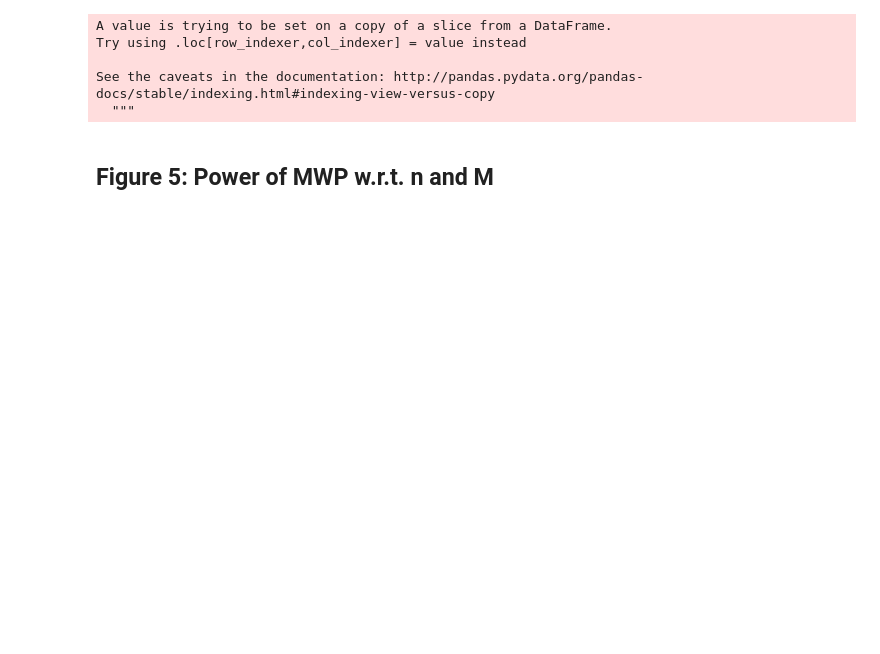
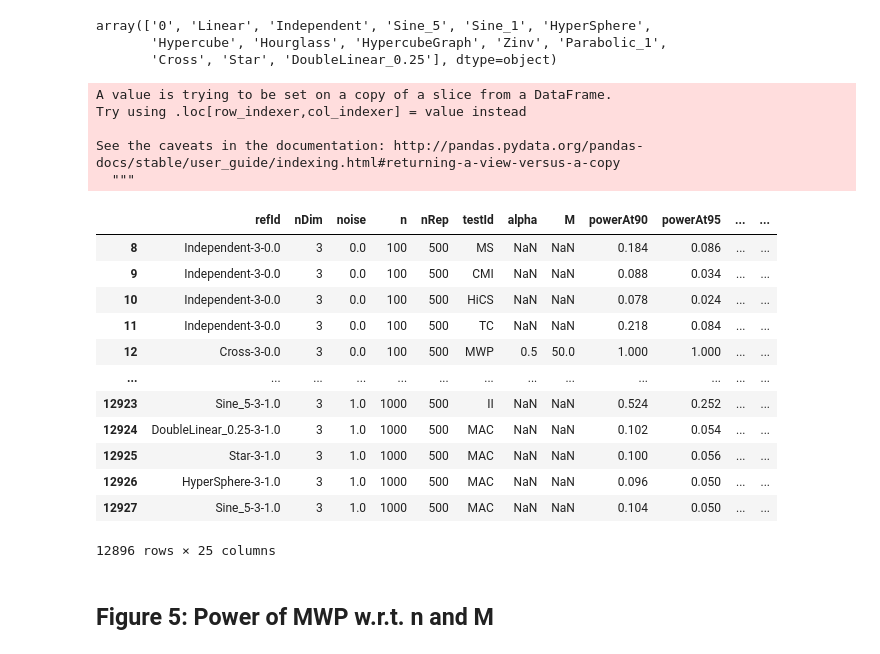
Before and after one commit to edouardfouche/MCDE-experiments, a Jupyter notebook: visualize/PowerMN.ipynb, the cells around one changed output. Saved outputs shown, nothing was run; the diff lists cells and outputs as text; code cells hidden in the pictures; blank space fills up the shorter version.

```diff
--- a/visualize/PowerMN.ipynb
+++ b/visualize/PowerMN.ipynb
@@ -28,16 +35,29 @@ selectedCategories = ['i', 'zi', 'ho', 'st', 'si_1.0', 'cr', 'hcg', 'hc',
 # %%
-selecteCategoriesDict = {
-    'l' : "L",
-    'si_1.0' : "S1",
-    'si_5.0' : "S5",
-    'hc' : "Hc",
-    'dl_0.25': "Dl",
-    "cr": "C",
-    'ho' : "H",
-    'hs' : "Hs",
-    'p_1.0' : "P",
-    'st' : "St",
-    'zi' : "Zi",
-    "i" : "I",
-    'hcg' : "HcG",
+selectedCategoriesDict = {
+    'Linear': "L",
+    'Independent' : "I",
+    'Sine_5' : "S5",
+    'Sine_1' : "S1",
+    'HyperSphere' : "Hs",
+    'Hypercube' : "Hc",
+    'Hourglass': "H",
+    'HypercubeGraph' : "HcG",
+    'Zinv' : "Zi",
+    'Parabolic_1' : "P",
+    'Cross':"C",
+    'Star': "St",
+    'DoubleLinear_0.25': "Dl",
+    #'l' : "L",
+    #'si_1.0' : "S1",
+    #'si_5.0' : "S5",
+    #'hc' : "Hc",
+    #'dl_0.25': "Dl",
+    #"cr": "C",
+    #'ho' : "H",
+    #'hs' : "Hs",
+    #'p_1.0' : "P",
+    #'st' : "St",
+    #'zi' : "Zi",
+    #"i" : "I",
+    #'hcg' : "HcG",
 }
@@ -52,3 +94,9 @@ See the caveats in the documentation: http://pandas.pydata.org/pandas-docs/stabl
+# %%
+data["category"].unique()
+# %% [output]
+array(['0', 'Linear', 'Independent', 'Sine_5', 'Sine_1', 'HyperSphere',
+       'Hypercube', 'Hourglass', 'HypercubeGraph', 'Zinv', 'Parabolic_1',
+       'Cross', 'Star', 'DoubleLinear_0.25'], dtype=object)
 # %%
 selectedData1 = selectedData
 # %%
@@ -56,15 +104,31 @@ data = pandas.read_csv(path_to_results2 + "PowerN.csv", header=0)
 data["category"] = [x.split("-")[0] for x in data["refId"]]
 
 selectedData = data[[str(x) in selectedCategories for x in data["category"]]]
-selectedData["category"] = [selecteCategoriesDict[x] for x in selectedData["category"]]
+selectedData["category"] = [selectedCategoriesDict[x] for x in selectedData["category"]]
 
 selectedData2 = selectedData
 # %% [output]
 A value is trying to be set on a copy of a slice from a DataFrame.
 Try using .loc[row_indexer,col_indexer] = value instead
 
-See the caveats in the documentation: http://pandas.pydata.org/pandas-docs/stable/indexing.html#indexing-view-versus-copy
+See the caveats in the documentation: http://pandas.pydata.org/pandas-docs/stable/user_guide/indexing.html#returning-a-view-versus-a-copy
   """
+# %%
+selectedData
+# %% [output]
+|  | refId | nDim | noise | n | nRep | testId | alpha | M | powerAt90 | powerAt95 | ... | ... |
+| 8 | Independent-3-0.0 | 3 | 0.0 | 100 | 500 | MS | NaN | NaN | 0.184 | 0.086 | ... | ... |
+| 9 | Independent-3-0.0 | 3 | 0.0 | 100 | 500 | CMI | NaN | NaN | 0.088 | 0.034 | ... | ... |
+| 10 | Independent-3-0.0 | 3 | 0.0 | 100 | 500 | HiCS | NaN | NaN | 0.078 | 0.024 | ... | ... |
+| 11 | Independent-3-0.0 | 3 | 0.0 | 100 | 500 | TC | NaN | NaN | 0.218 | 0.084 | ... | ... |
+| 12 | Cross-3-0.0 | 3 | 0.0 | 100 | 500 | MWP | 0.5 | 50.0 | 1.000 | 1.000 | ... | ... |
+| ... | ... | ... | ... | ... | ... | ... | ... | ... | ... | ... | ... | ... |
+| 12923 | Sine_5-3-1.0 | 3 | 1.0 | 1000 | 500 | II | NaN | NaN | 0.524 | 0.252 | ... | ... |
+| 12924 | DoubleLinear_0.25-3-1.0 | 3 | 1.0 | 1000 | 500 | MAC | NaN | NaN | 0.102 | 0.054 | ... | ... |
+| 12925 | Star-3-1.0 | 3 | 1.0 | 1000 | 500 | MAC | NaN | NaN | 0.100 | 0.056 | ... | ... |
+| 12926 | HyperSphere-3-1.0 | 3 | 1.0 | 1000 | 500 | MAC | NaN | NaN | 0.096 | 0.050 | ... | ... |
+| 12927 | Sine_5-3-1.0 | 3 | 1.0 | 1000 | 500 | MAC | NaN | NaN | 0.104 | 0.050 | ... | ... |
+12896 rows × 25 columns
 # %% [markdown]
 ## Figure 5: Power of MWP w.r.t. n and M
 # %%
```
Also changed, not shown: parts of 9 cells of this notebook, 6 other files.
